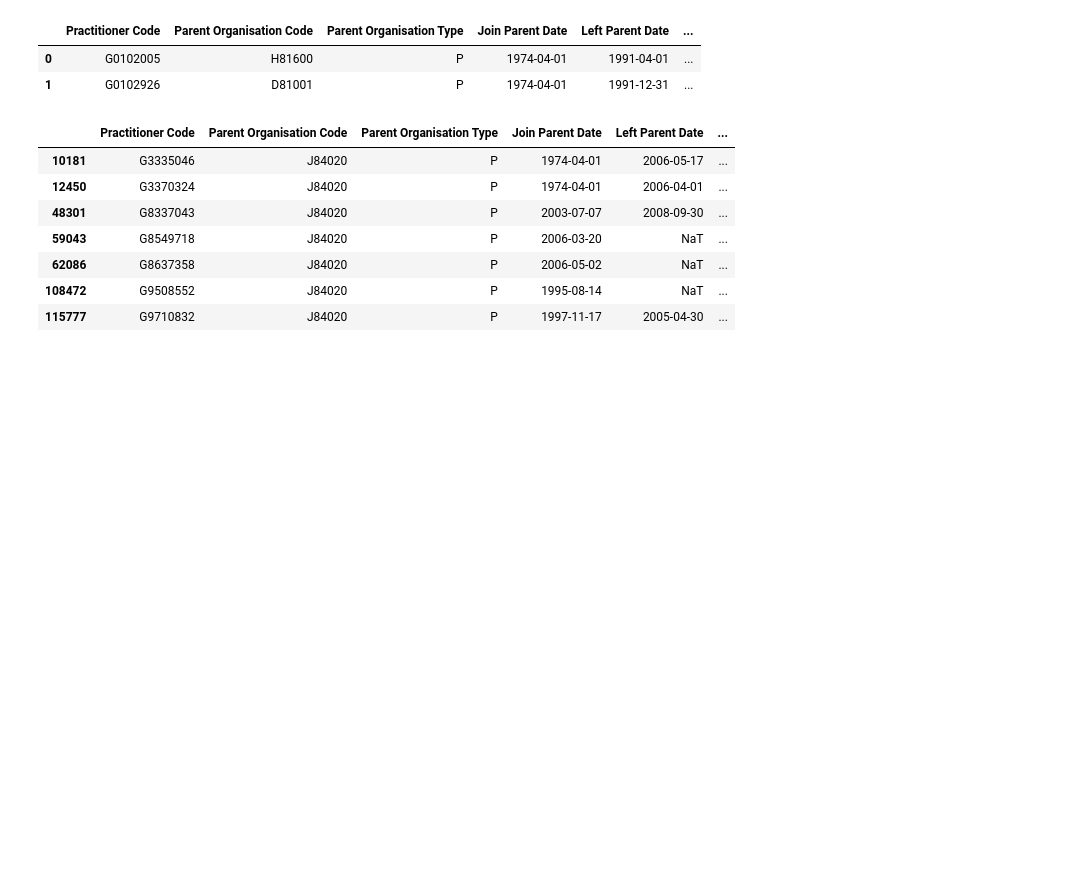
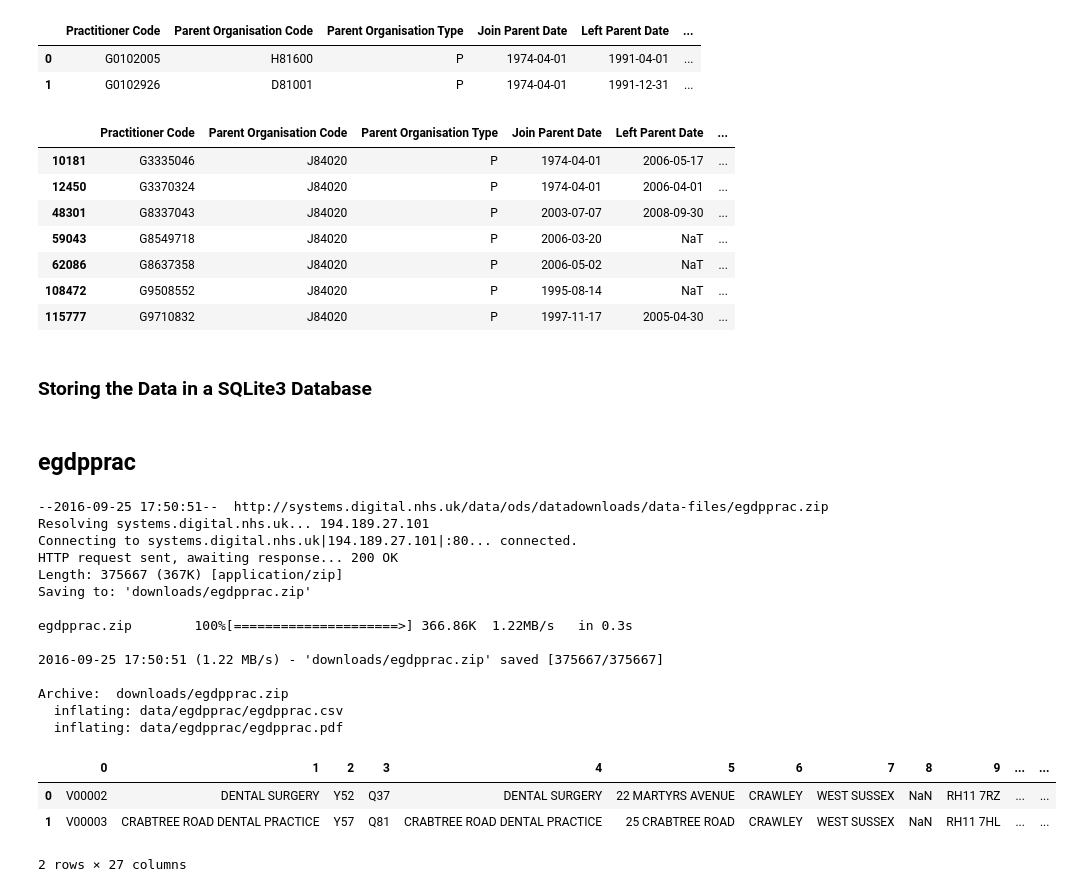
Before and after one commit to psychemedia/openHealthDataDoodles, a Jupyter notebook: notebooks/NHS and GP Administrative Data.ipynb, the cells around one changed output. Drawn from its saved outputs; the diff is of its cells as text; code cells hidden in the pictures; blank space fills up the shorter version.

Commit message:
Update admin data notebook - WIP

```diff
--- a/notebooks/NHS and GP Administrative Data.ipynb
+++ b/notebooks/NHS and GP Administrative Data.ipynb
@@ -35,6 +35,12 @@ def downloader(typ,url=None):
     !mkdir -p data
     #The -o flag is overkill - if we hadn't deleted the original folder it would overwirte any similar files
     !unzip -o -d data/{typ} downloads/{typ}.zip
+# %%
+def getData(typ,dates=None):
+    downloader(typ)
+    if dates is None: df = pd.read_csv('data/{typ}/{typ}.csv'.format(typ=typ),header=None)
+    else: df = pd.read_csv('data/{typ}/{typ}.csv'.format(typ=typ),header=None,parse_dates=dates)
+    return df
 # %% [markdown]
 ## epraccur
 # %%
@@ -339,3 +362,30 @@ pracmem[pracmem['Parent Organisation Code']=='J84020']
 | 62086 | G8637358 | J84020 | P | 2006-05-02 | NaT | ... |
 | 108472 | G9508552 | J84020 | P | 1995-08-14 | NaT | ... |
 | 115777 | G9710832 | J84020 | P | 1997-11-17 | 2005-04-30 | ... |
+# %% [markdown]
+### Storing the Data in a SQLite3 Database
+# %% [markdown]
+## egdpprac
+# %%
+EGDPPRAC='egdpprac'
+egdpprac=getData(EGDPPRAC)
+egdpprac.head(2)
+# %% [output]
+--2016-09-25 17:50:51--  http://systems.digital.nhs.uk/data/ods/datadownloads/data-files/egdpprac.zip
+Resolving systems.digital.nhs.uk... 194.189.27.101
+Connecting to systems.digital.nhs.uk|194.189.27.101|:80... connected.
+HTTP request sent, awaiting response... 200 OK
+Length: 375667 (367K) [application/zip]
+Saving to: 'downloads/egdpprac.zip'
+
+egdpprac.zip        100%[=====================>] 366.86K  1.22MB/s   in 0.3s
+
+2016-09-25 17:50:51 (1.22 MB/s) - 'downloads/egdpprac.zip' saved [375667/375667]
+
+Archive:  downloads/egdpprac.zip
+  inflating: data/egdpprac/egdpprac.csv
+  inflating: data/egdpprac/egdpprac.pdf
+|  | 0 | 1 | 2 | 3 | 4 | 5 | 6 | 7 | 8 | 9 | ... | ... |
+| 0 | V00002 | DENTAL SURGERY | Y52 | Q37 | DENTAL SURGERY | 22 MARTYRS AVENUE | CRAWLEY | WEST SUSSEX | NaN | RH11 7RZ | ... | ... |
+| 1 | V00003 | CRABTREE ROAD DENTAL PRACTICE | Y57 | Q81 | CRABTREE ROAD DENTAL PRACTICE | 25 CRABTREE ROAD | CRAWLEY | WEST SUSSEX | NaN | RH11 7HL | ... | ... |
+2 rows × 27 columns
```
Also changed, not shown: parts of 36 cells of this notebook, 1 other file.
